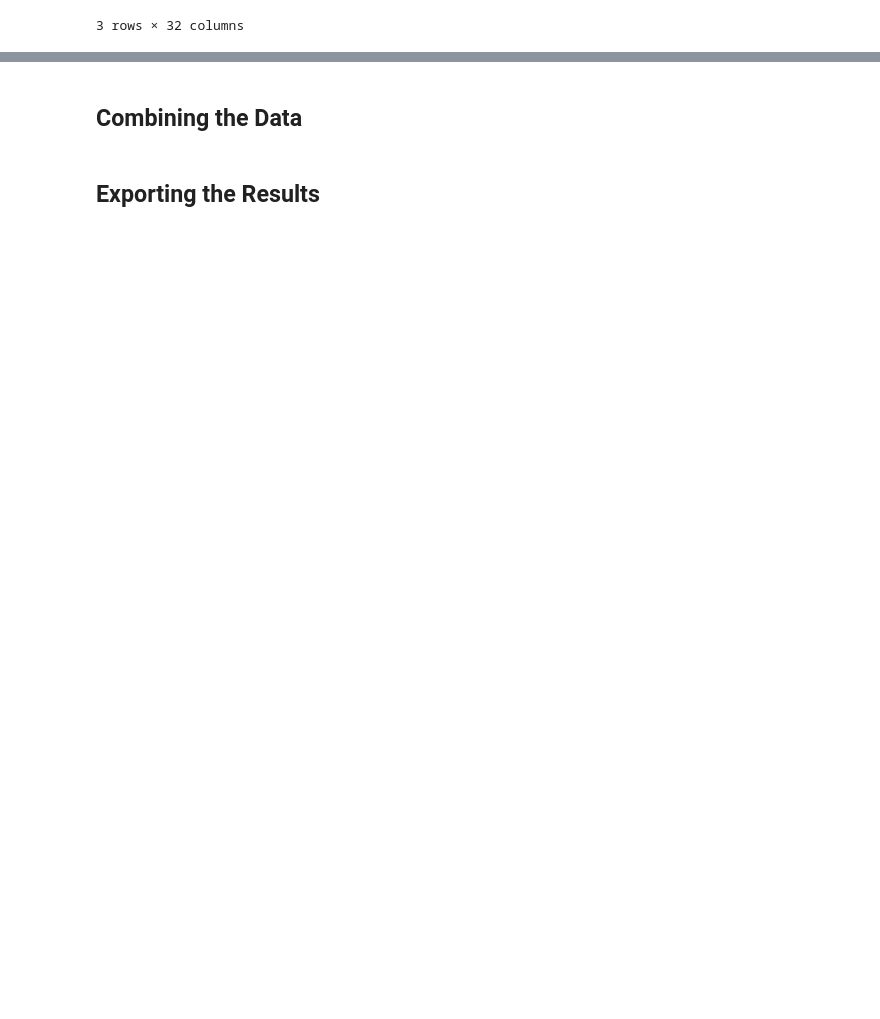
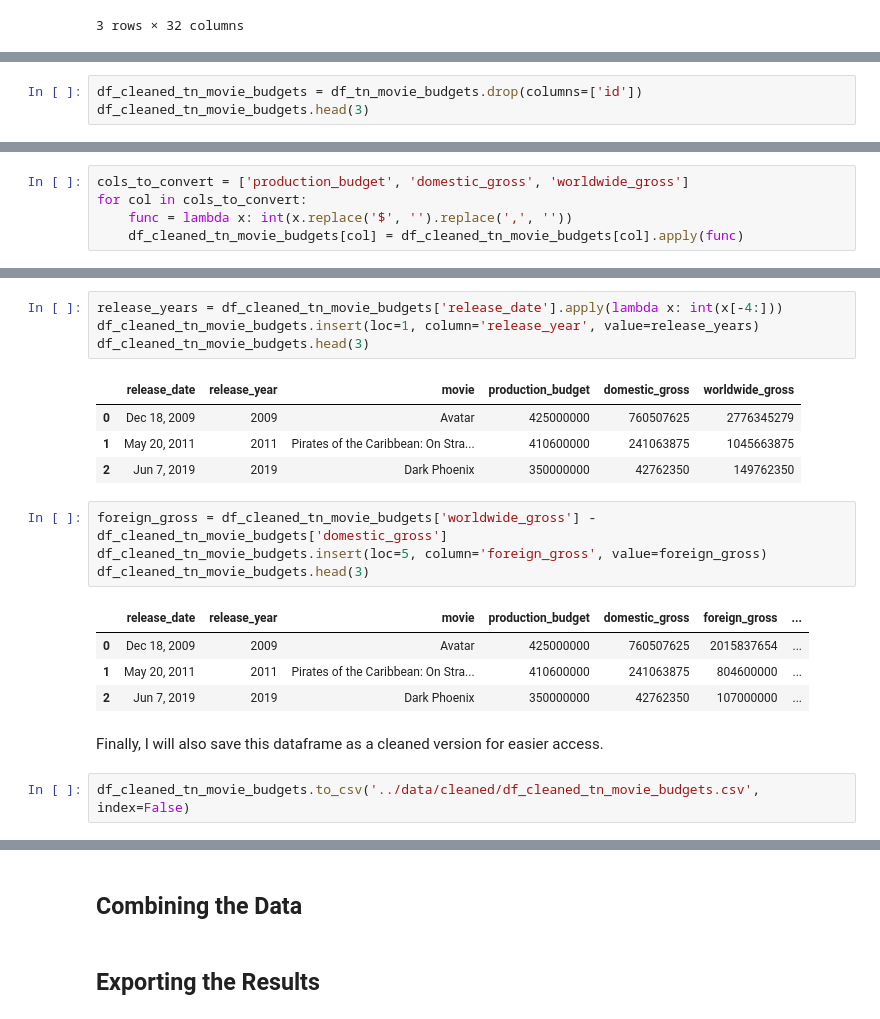
Before and after one commit to tjkyner/flatiron-ds-phase-1-project, a Jupyter notebook: notebooks/preprocessing.ipynb, the cells around one changed output, grey strips where cells are left out. Cells and saved outputs as stored; diff of their text form; blank space fills up the shorter version.

Commit message:
finished data cleaning

```diff
--- a/notebooks/preprocessing.ipynb
+++ b/notebooks/preprocessing.ipynb
@@ -502,0 +523,3 @@ df_cleaned_imdb_title_basics.head(3)
+# %%
+df_cleaned_tn_movie_budgets = df_tn_movie_budgets.drop(columns=['id'])
+df_cleaned_tn_movie_budgets.head(3)
@@ -502,0 +533,5 @@ df_cleaned_imdb_title_basics.head(3)
+# %%
+cols_to_convert = ['production_budget', 'domestic_gross', 'worldwide_gross']
+for col in cols_to_convert:
+    func = lambda x: int(x.replace('$', '').replace(',', ''))
+    df_cleaned_tn_movie_budgets[col] = df_cleaned_tn_movie_budgets[col].apply(func)
@@ -502,0 +564,22 @@ df_cleaned_imdb_title_basics.head(3)
+# %%
+release_years = df_cleaned_tn_movie_budgets['release_date'].apply(lambda x: int(x[-4:]))
+df_cleaned_tn_movie_budgets.insert(loc=1, column='release_year', value=release_years)
+df_cleaned_tn_movie_budgets.head(3)
+# %% [output]
+|  | release_date | release_year | movie | production_budget | domestic_gross | worldwide_gross |
+| 0 | Dec 18, 2009 | 2009 | Avatar | 425000000 | 760507625 | 2776345279 |
+| 1 | May 20, 2011 | 2011 | Pirates of the Caribbean: On Stra... | 410600000 | 241063875 | 1045663875 |
+| 2 | Jun 7, 2019 | 2019 | Dark Phoenix | 350000000 | 42762350 | 149762350 |
+# %%
+foreign_gross = df_cleaned_tn_movie_budgets['worldwide_gross'] - df_cleaned_tn_movie_budgets['domestic_gross']
+df_cleaned_tn_movie_budgets.insert(loc=5, column='foreign_gross', value=foreign_gross)
+df_cleaned_tn_movie_budgets.head(3)
+# %% [output]
+|  | release_date | release_year | movie | production_budget | domestic_gross | foreign_gross | ... |
+| 0 | Dec 18, 2009 | 2009 | Avatar | 425000000 | 760507625 | 2015837654 | ... |
+| 1 | May 20, 2011 | 2011 | Pirates of the Caribbean: On Stra... | 410600000 | 241063875 | 804600000 | ... |
+| 2 | Jun 7, 2019 | 2019 | Dark Phoenix | 350000000 | 42762350 | 107000000 | ... |
+# %% [markdown]
+Finally, I will also save this dataframe as a cleaned version for easier access.
+# %%
+df_cleaned_tn_movie_budgets.to_csv('../data/cleaned/df_cleaned_tn_movie_budgets.csv', index=False)
```
Also changed, not shown: parts of 16 cells of this notebook, 2 other files.
